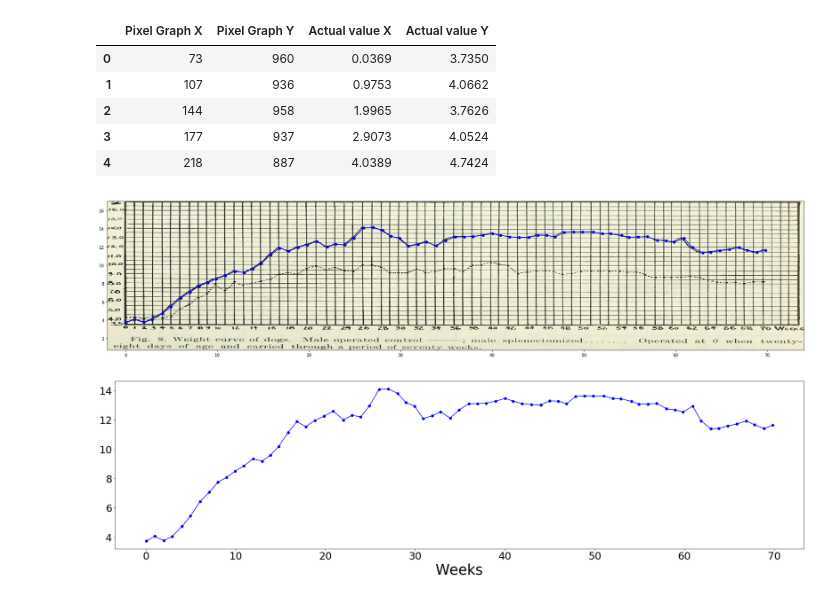
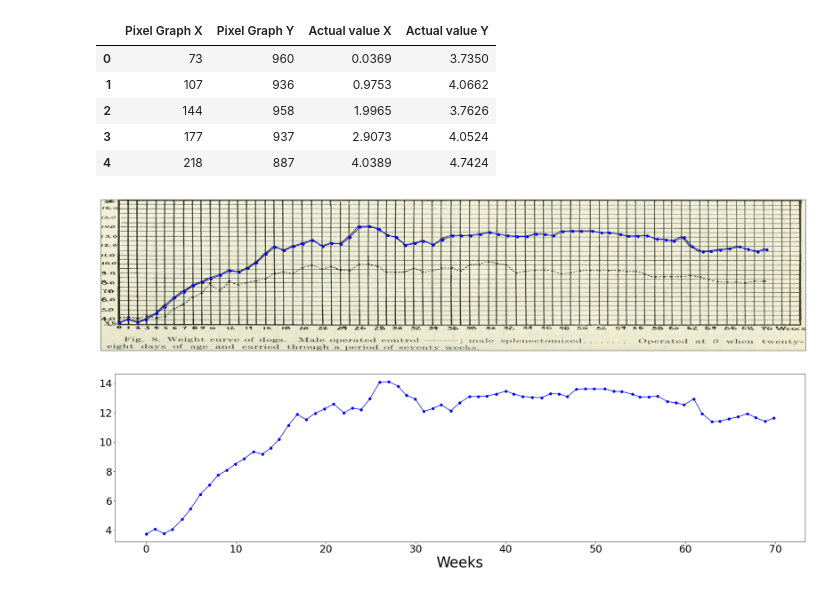
Before and after one commit to kennethmleo/AP186, a Jupyter notebook: Activity 02/Activity 2.ipynb, the cells around one changed output. Cells and saved outputs as stored; diff of their text form; code cells hidden in the pictures.

Commit message:
fixed activity 02 files

```diff
--- a/Activity 02/Activity 2.ipynb
+++ b/Activity 02/Activity 2.ipynb
@@ -102,14 +71,14 @@ Data.head()
 | 3 | 177 | 937 | 2.9073 | 4.0524 |
 | 4 | 218 | 887 | 4.0389 | 4.7424 |
 # %%
-from imageio import imread
-img = imread('Activity 2 Hand Drawn Plot.jpg')
+img = plt.imread('Activity 2 Hand Drawn Plot.jpg')
 
 plt.figure(figsize= (20*1.5,15*1.5))
 plt.plot(Data['Actual value X'], Data['Actual value Y'], 'bo-', zorder = 1)
 plt.imshow(img, zorder = 0, extent=[-2, 74, 0.75, 17]) #adjust the extent to account for the white space in the image
+plt.xticks([]), plt.yticks([])
 plt.savefig('Overlay', bbox_inches='tight')
 plt.show()
 # %% [output]
-[figure, old version]
+[figure, new version]
 # %%
```
Also changed, not shown: parts of 5 cells of this notebook, 5 other files.
